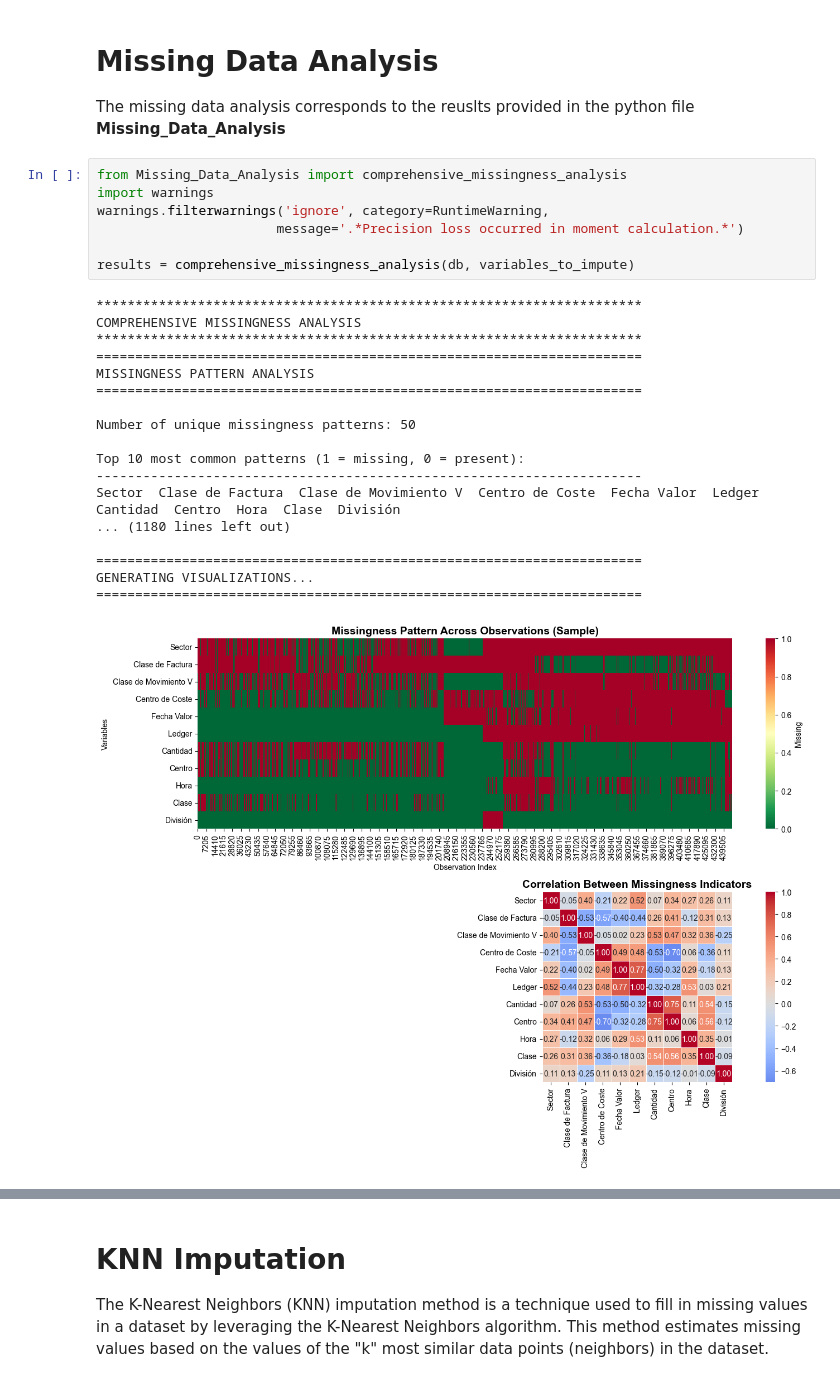
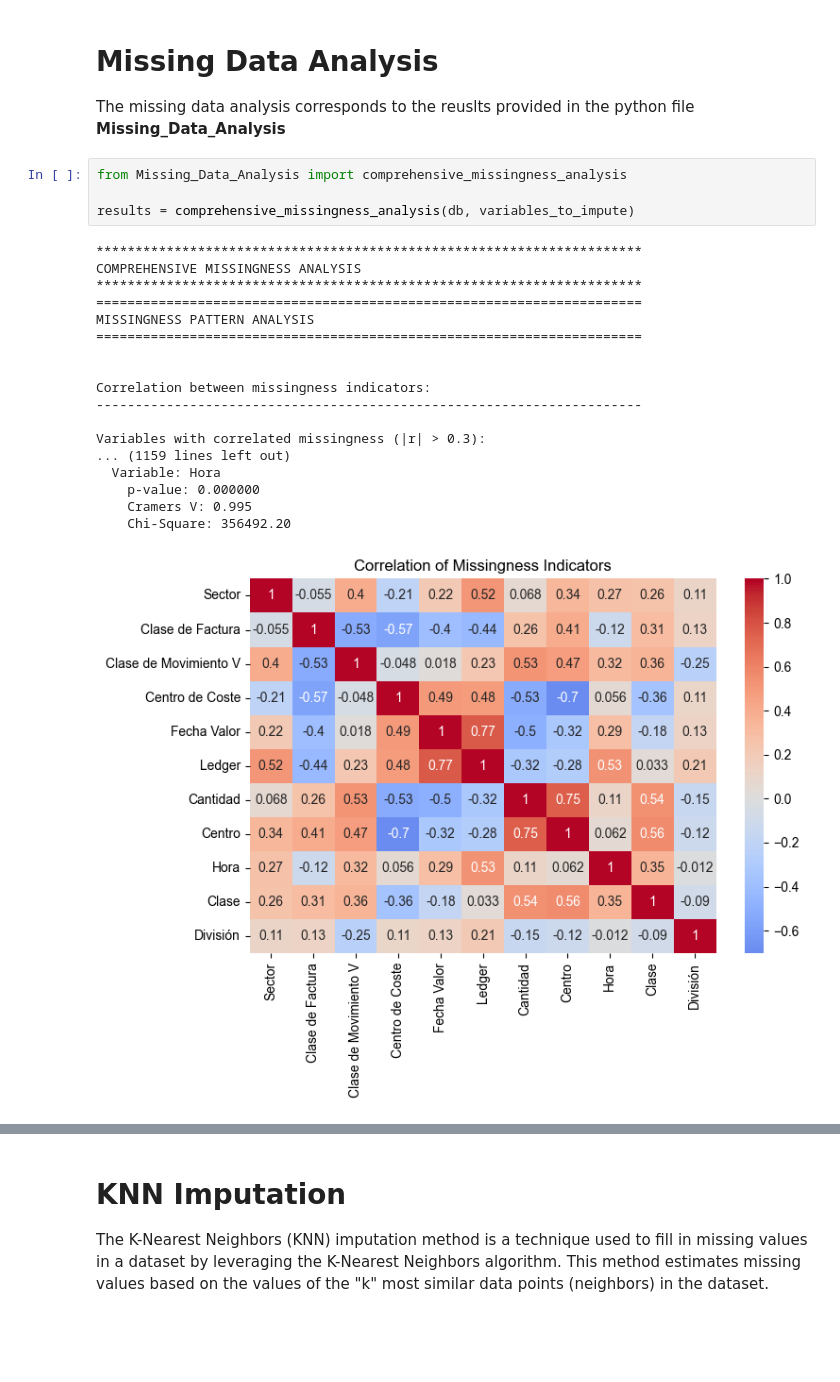
Before and after one commit to danielbenavides-git/PICE, a Jupyter notebook: Data Analysis - SW - S2.ipynb, the cells around one changed output, grey strips where cells are left out. Saved outputs shown, nothing was run; the diff lists cells and outputs as text; blank space fills up the shorter version.

Commit message:
modified:   Data Analysis - SW - S2.ipynb modified:   Missing_Data_Analysis.py

```diff
--- a/Data Analysis - SW - S2.ipynb
+++ b/Data Analysis - SW - S2.ipynb
@@ -163,30 +182,27 @@ variables_to_impute = [ "Sector", "Clase de Factura", "Clase de Movimiento V",
 The missing data analysis corresponds to the reuslts provided in the python file **Missing_Data_Analysis**
 # %%
 from Missing_Data_Analysis import comprehensive_missingness_analysis
-import warnings
-warnings.filterwarnings('ignore', category=RuntimeWarning,
-                       message='.*Precision loss occurred in moment calculation.*')
 
 results = comprehensive_missingness_analysis(db, variables_to_impute)
 # %% [output]
 **********************************************************************
 COMPREHENSIVE MISSINGNESS ANALYSIS
 **********************************************************************
 ======================================================================
 MISSINGNESS PATTERN ANALYSIS
 ======================================================================
 
-Number of unique missingness patterns: 50
 
-Top 10 most common patterns (1 = missing, 0 = present):
+Correlation between missingness indicators:
 ----------------------------------------------------------------------
-Sector  Clase de Factura  Clase de Movimiento V  Centro de Coste  Fecha Valor  Ledger  Cantidad  Centro  Hora  Clase  División
-... (1180 lines left out)
 
-======================================================================
-GENERATING VISUALIZATIONS...
-======================================================================
+Variables with correlated missingness (|r| > 0.3):
+... (1159 lines left out)
+  Variable: Hora
+    p-value: 0.000000
+    Cramers V: 0.995
+    Chi-Square: 356492.20
-[figure, old version]
+[figure, new version]
 ======================================================================
 SUMMARY AND RECOMMENDATIONS
 ======================================================================
```
Also changed, not shown: parts of 4 cells of this notebook, 1 other file.
